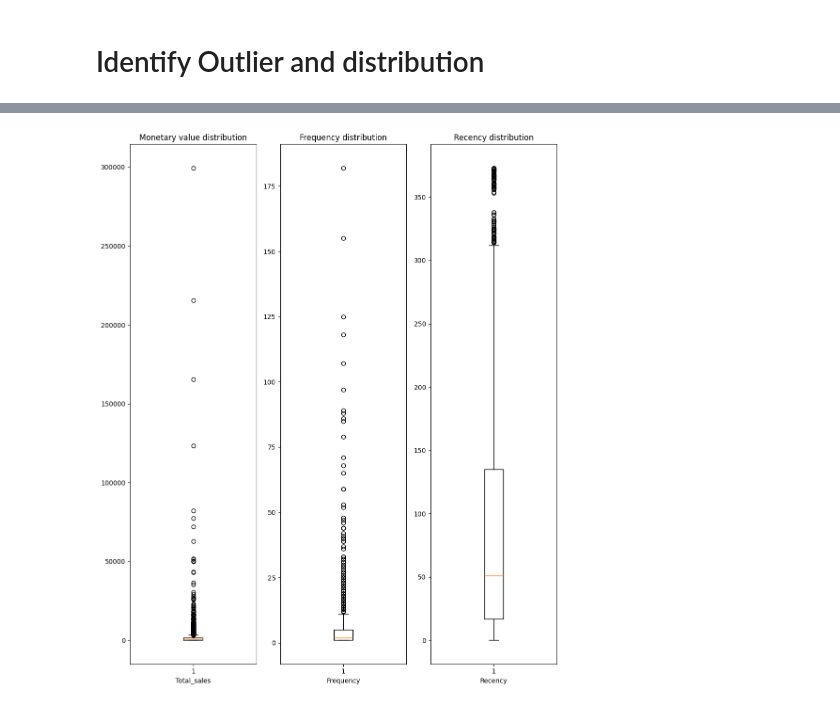
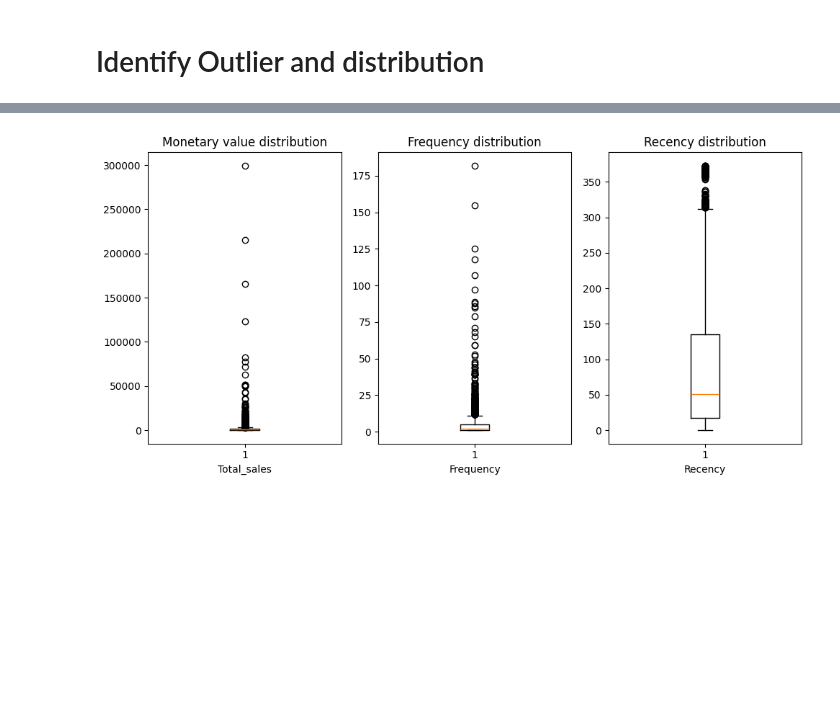
Before and after one commit to Torresfong/Notebook-k-mean-clustering-analysis, a Jupyter notebook: notebook/Feature_engieering.ipynb, the cells around one changed output, grey strips where cells are left out. Cells and saved outputs as stored; diff of their text form; code cells hidden in the pictures; blank space fills up the shorter version.

```diff
--- a/notebook/Feature_engieering.ipynb
+++ b/notebook/Feature_engieering.ipynb
@@ -91,27 +94,27 @@ plt.show()
 # %%
 # Identify the outlier with boxplot
 
-plt.figure(figsize=(10,12))
+plt.figure(figsize=(10,5))
 
 plt.subplot(1,3,1)
 plt.boxplot(agg_cleaned_df["Total_sales"])
 plt.title("Monetary value distribution")
 plt.xlabel("Total_sales")
 
 
 plt.subplot(1,3,2)
 plt.boxplot(agg_cleaned_df["Frequency"])
 plt.title("Frequency distribution")
 plt.xlabel("Frequency")
 
 
 plt.subplot(1,3,3)
 plt.boxplot(agg_cleaned_df["Recency"])
 plt.title("Recency distribution")
 plt.xlabel("Recency")
 
 
 plt.tight_layout()
 plt.show()
 # %% [output]
-[figure, old version]
+[figure, new version]
```
Also changed, not shown: parts of 12 cells of this notebook, 1 other file.
